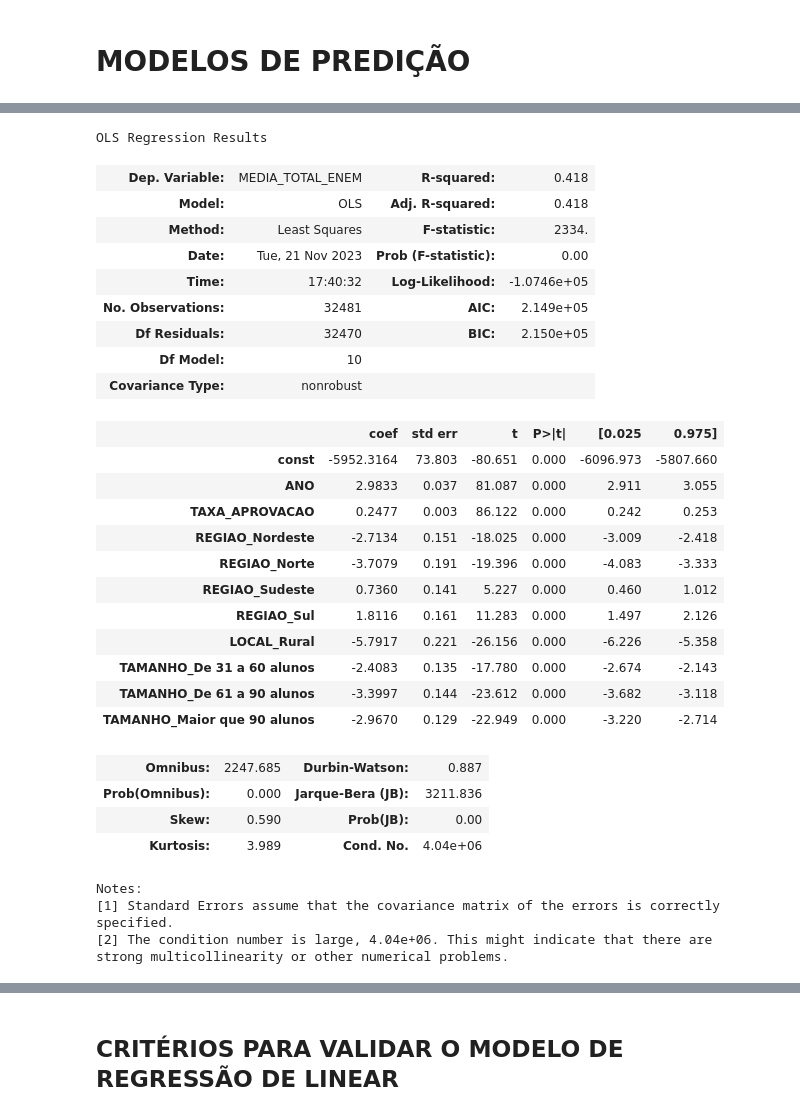
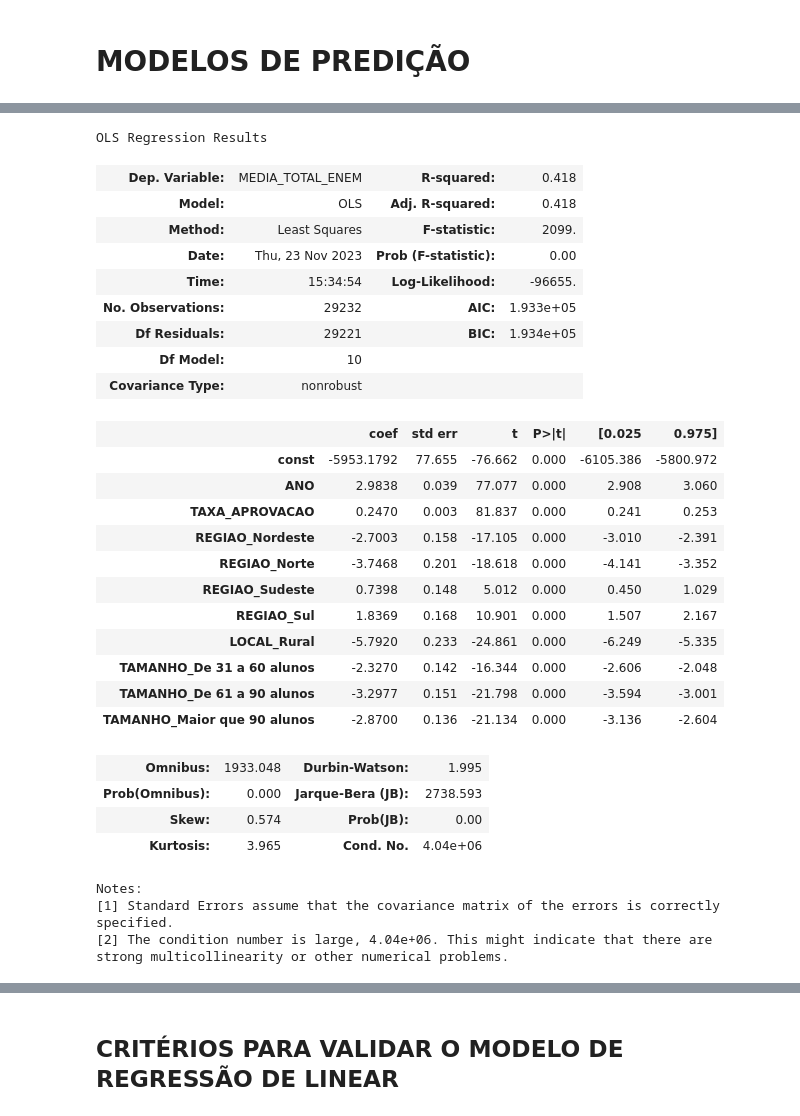
Before and after one commit to LuanaPLGuimaraes/Grupo12A_Projeto2_CDados, a Jupyter notebook: mineracao.ipynb, the cells around one changed output, grey strips where cells are left out. Cells and saved outputs as stored; diff of their text form; code cells hidden in the pictures.

```diff
--- a/mineracao.ipynb
+++ b/mineracao.ipynb
@@ -380,52 +380,69 @@ df_dummies = pd.get_dummies(df_dummies, columns=['LOCAL'], drop_first=True)
 df_dummies = pd.get_dummies(df_dummies, columns=['TAMANHO'], drop_first=True)
 # %%
 X = df_dummies[['ANO', 'TAXA_APROVACAO', 'REGIAO_Nordeste', 'REGIAO_Norte',
+       'REGIAO_Sudeste', 'REGIAO_Sul','LOCAL_Rural', 'TAMANHO_De 31 a 60 alunos','TAMANHO_De 61 a 90 alunos','TAMANHO_Maior que 90 alunos']]
+Y = df_dummies['MEDIA_TOTAL_ENEM']
+
+
+### Função utilitária para fazer a regressão com constante adicionada
+
+def regress(Y,X):
+    '''
+    Y: coluna do DataFrame utilizada como variável resposta (TARGET)
+    X: coluna(s) do DataFrame utilizadas como variável(is) explicativas (FEATURES)
+    '''
+    X_cp = sm.add_constant(X)
+    model = sm.OX = df_dummies[['ANO', 'TAXA_APROVACAO', 'REGIAO_Nordeste', 'REGIAO_Norte',
        'REGIAO_Sudeste', 'REGIAO_Sul','LOCAL_Rural', 'TAMANHO_De 31 a 60 alunos','TAMANHO_De 61 a 90 alunos','TAMANHO_Maior que 90 alunos']]
 Y = df_dummies['MEDIA_TOTAL_ENEM']
 
 
 ### Função utilitária para fazer a regressão com constante adicionada
 
 def regress(Y,X):
     '''
     Y: coluna do DataFrame utilizada como variável resposta (TARGET)
     X: coluna(s) do DataFrame utilizadas como variável(is) explicativas (FEATURES)
     '''
     X_cp = sm.add_constant(X)
     model = sm.OLS(Y,X_cp)
     results = model.fit()
 
     return results
 
-results = regress(Y,X)
+
+X_train, X_test, y_train, y_test = train_test_split(X, Y, test_size=0.1)
+
+
+results = regress(y_train,X_train)
 results.summary()
 # %% [output]
 OLS Regression Results
 | Dep. Variable: | MEDIA_TOTAL_ENEM | R-squared: | 0.418 |
 | Model: | OLS | Adj. R-squared: | 0.418 |
-| Method: | Least Squares | F-statistic: | 2334. |
-| Date: | Tue, 21 Nov 2023 | Prob (F-statistic): | 0.00 |
-| Time: | 17:40:32 | Log-Likelihood: | -1.0746e+05 |
-| No. Observations: | 32481 | AIC: | 2.149e+05 |
-| Df Residuals: | 32470 | BIC: | 2.150e+05 |
+| Method: | Least Squares | F-statistic: | 2099. |
+| Date: | Thu, 23 Nov 2023 | Prob (F-statistic): | 0.00 |
+| Time: | 15:34:54 | Log-Likelihood: | -96655. |
+| No. Observations: | 29232 | AIC: | 1.933e+05 |
+| Df Residuals: | 29221 | BIC: | 1.934e+05 |
 | Df Model: | 10 |  |  |
 | Covariance Type: | nonrobust |  |  |
 |  | coef | std err | t | P>|t| | [0.025 | 0.975] |
-| const | -5952.3164 | 73.803 | -80.651 | 0.000 | -6096.973 | -5807.660 |
-| ANO | 2.9833 | 0.037 | 81.087 | 0.000 | 2.911 | 3.055 |
-| TAXA_APROVACAO | 0.2477 | 0.003 | 86.122 | 0.000 | 0.242 | 0.253 |
-| REGIAO_Nordeste | -2.7134 | 0.151 | -18.025 | 0.000 | -3.009 | -2.418 |
-| REGIAO_Norte | -3.7079 | 0.191 | -19.396 | 0.000 | -4.083 | -3.333 |
-| REGIAO_Sudeste | 0.7360 | 0.141 | 5.227 | 0.000 | 0.460 | 1.012 |
-| REGIAO_Sul | 1.8116 | 0.161 | 11.283 | 0.000 | 1.497 | 2.126 |
-| LOCAL_Rural | -5.7917 | 0.221 | -26.156 | 0.000 | -6.226 | -5.358 |
-| TAMANHO_De 31 a 60 alunos | -2.4083 | 0.135 | -17.780 | 0.000 | -2.674 | -2.143 |
-| TAMANHO_De 61 a 90 alunos | -3.3997 | 0.144 | -23.612 | 0.000 | -3.682 | -3.118 |
-| TAMANHO_Maior que 90 alunos | -2.9670 | 0.129 | -22.949 | 0.000 | -3.220 | -2.714 |
+| const | -5953.1792 | 77.655 | -76.662 | 0.000 | -6105.386 | -5800.972 |
+| ANO | 2.9838 | 0.039 | 77.077 | 0.000 | 2.908 | 3.060 |
+| TAXA_APROVACAO | 0.2470 | 0.003 | 81.837 | 0.000 | 0.241 | 0.253 |
+| REGIAO_Nordeste | -2.7003 | 0.158 | -17.105 | 0.000 | -3.010 | -2.391 |
+| REGIAO_Norte | -3.7468 | 0.201 | -18.618 | 0.000 | -4.141 | -3.352 |
+| REGIAO_Sudeste | 0.7398 | 0.148 | 5.012 | 0.000 | 0.450 | 1.029 |
+| REGIAO_Sul | 1.8369 | 0.168 | 10.901 | 0.000 | 1.507 | 2.167 |
+| LOCAL_Rural | -5.7920 | 0.233 | -24.861 | 0.000 | -6.249 | -5.335 |
+| TAMANHO_De 31 a 60 alunos | -2.3270 | 0.142 | -16.344 | 0.000 | -2.606 | -2.048 |
+| TAMANHO_De 61 a 90 alunos | -3.2977 | 0.151 | -21.798 | 0.000 | -3.594 | -3.001 |
+| TAMANHO_Maior que 90 alunos | -2.8700 | 0.136 | -21.134 | 0.000 | -3.136 | -2.604 |
-| Omnibus: | 2247.685 | Durbin-Watson: | 0.887 |
-| Prob(Omnibus): | 0.000 | Jarque-Bera (JB): | 3211.836 |
-| Skew: | 0.590 | Prob(JB): | 0.00 |
-| Kurtosis: | 3.989 | Cond. No. | 4.04e+06 |
+| Omnibus: | 1933.048 | Durbin-Watson: | 1.995 |
+| Prob(Omnibus): | 0.000 | Jarque-Bera (JB): | 2738.593 |
+| Skew: | 0.574 | Prob(JB): | 0.00 |
+| Kurtosis: | 3.965 | Cond. No. | 4.04e+06 |
 Notes:
 [1] Standard Errors assume that the covariance matrix of the errors is correctly specified.
 [2] The condition number is large, 4.04e+06. This might indicate that there are
```
Also changed, not shown: parts of 4 cells of this notebook.
